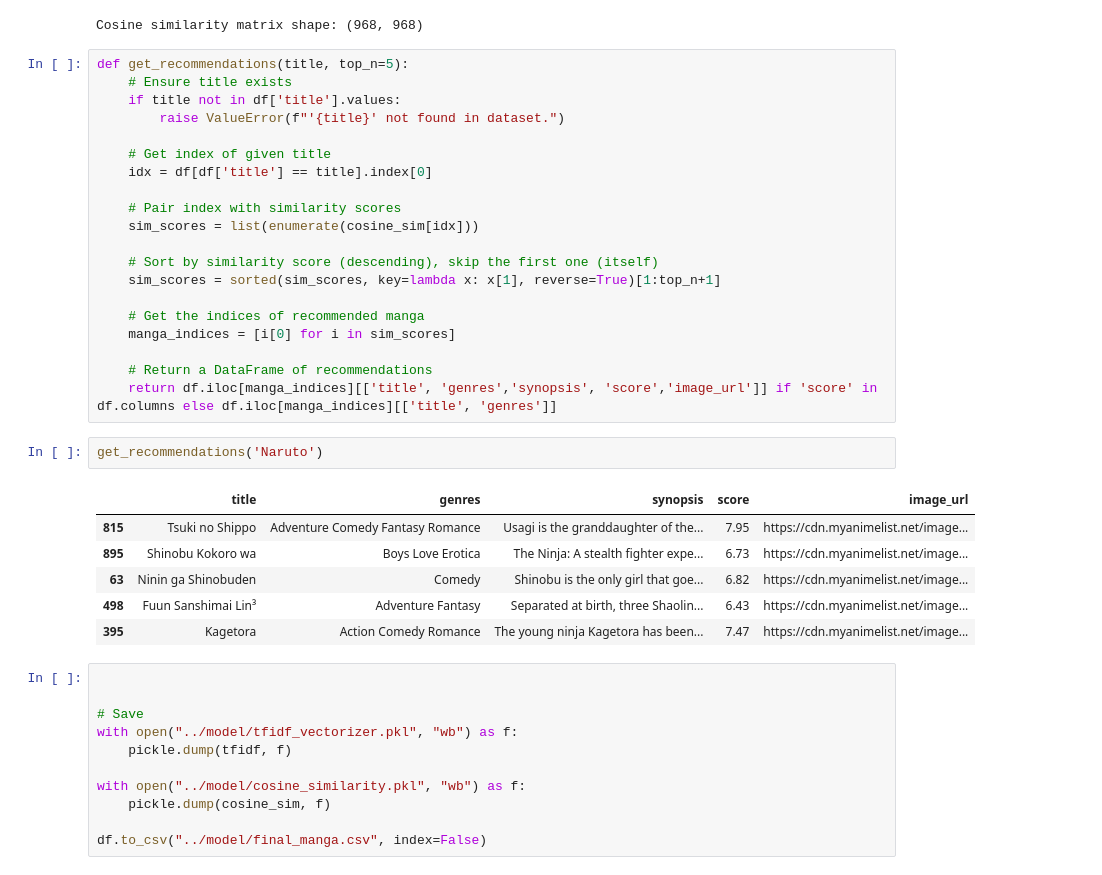
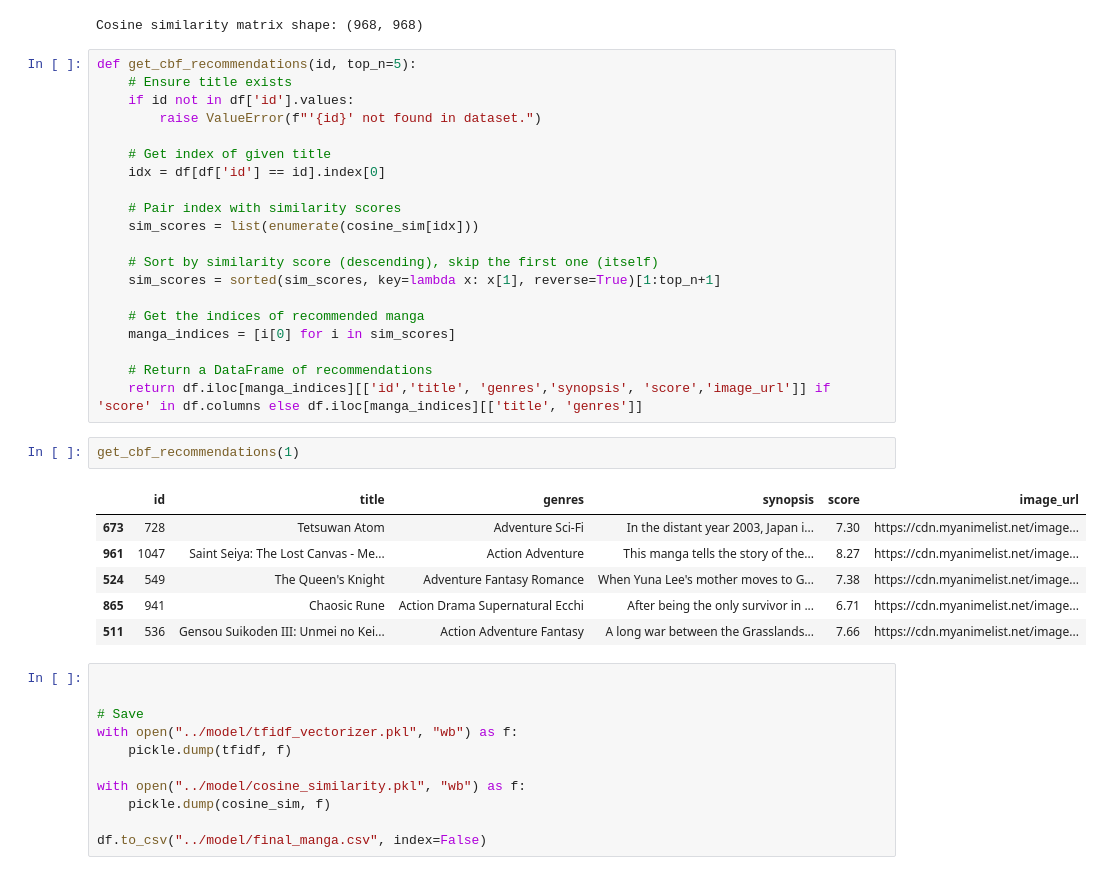
Before and after one commit to SID1014/Manga-Recommendation-System, a Jupyter notebook: Notebook/Contentbased_model.ipynb, the cells around one changed output. Drawn from its saved outputs; the diff is of its cells as text.

```diff
--- a/Notebook/Contentbased_model.ipynb
+++ b/Notebook/Contentbased_model.ipynb
@@ -36,13 +41,13 @@ print("Cosine similarity matrix shape:", cosine_sim.shape)
 # %% [output]
 Cosine similarity matrix shape: (968, 968)
 # %%
-def get_recommendations(title, top_n=5):
+def get_cbf_recommendations(id, top_n=5):
     # Ensure title exists
-    if title not in df['title'].values:
-        raise ValueError(f"'{title}' not found in dataset.")
+    if id not in df['id'].values:
+        raise ValueError(f"'{id}' not found in dataset.")
 
     # Get index of given title
-    idx = df[df['title'] == title].index[0]
+    idx = df[df['id'] == id].index[0]
 
     # Pair index with similarity scores
     sim_scores = list(enumerate(cosine_sim[idx]))
@@ -54,16 +59,16 @@ def get_recommendations(title, top_n=5):
     manga_indices = [i[0] for i in sim_scores]
 
     # Return a DataFrame of recommendations
-    return df.iloc[manga_indices][['title', 'genres','synopsis', 'score','image_url']] if 'score' in df.columns else df.iloc[manga_indices][['title', 'genres']]
+    return df.iloc[manga_indices][['id','title', 'genres','synopsis', 'score','image_url']] if 'score' in df.columns else df.iloc[manga_indices][['title', 'genres']]
 # %%
-get_recommendations('Naruto')
+get_cbf_recommendations(1)
 # %% [output]
-|  | title | genres | synopsis | score | image_url |
-| 815 | Tsuki no Shippo | Adventure Comedy Fantasy Romance | Usagi is the granddaughter of the... | 7.95 | https://cdn.myanimelist.net/image... |
-| 895 | Shinobu Kokoro wa | Boys Love Erotica | The Ninja: A stealth fighter expe... | 6.73 | https://cdn.myanimelist.net/image... |
-| 63 | Ninin ga Shinobuden | Comedy | Shinobu is the only girl that goe... | 6.82 | https://cdn.myanimelist.net/image... |
-| 498 | Fuun Sanshimai Lin³ | Adventure Fantasy | Separated at birth, three Shaolin... | 6.43 | https://cdn.myanimelist.net/image... |
-| 395 | Kagetora | Action Comedy Romance | The young ninja Kagetora has been... | 7.47 | https://cdn.myanimelist.net/image... |
+|  | id | title | genres | synopsis | score | image_url |
+| 673 | 728 | Tetsuwan Atom | Adventure Sci-Fi | In the distant year 2003, Japan i... | 7.30 | https://cdn.myanimelist.net/image... |
+| 961 | 1047 | Saint Seiya: The Lost Canvas - Me... | Action Adventure | This manga tells the story of the... | 8.27 | https://cdn.myanimelist.net/image... |
+| 524 | 549 | The Queen's Knight | Adventure Fantasy Romance | When Yuna Lee's mother moves to G... | 7.38 | https://cdn.myanimelist.net/image... |
+| 865 | 941 | Chaosic Rune | Action Drama Supernatural Ecchi | After being the only survivor in ... | 6.71 | https://cdn.myanimelist.net/image... |
+| 511 | 536 | Gensou Suikoden III: Unmei no Kei... | Action Adventure Fantasy | A long war between the Grasslands... | 7.66 | https://cdn.myanimelist.net/image... |
 # %%
 
 
```
Also changed, not shown: parts of 5 cells of this notebook, 12 other files.
